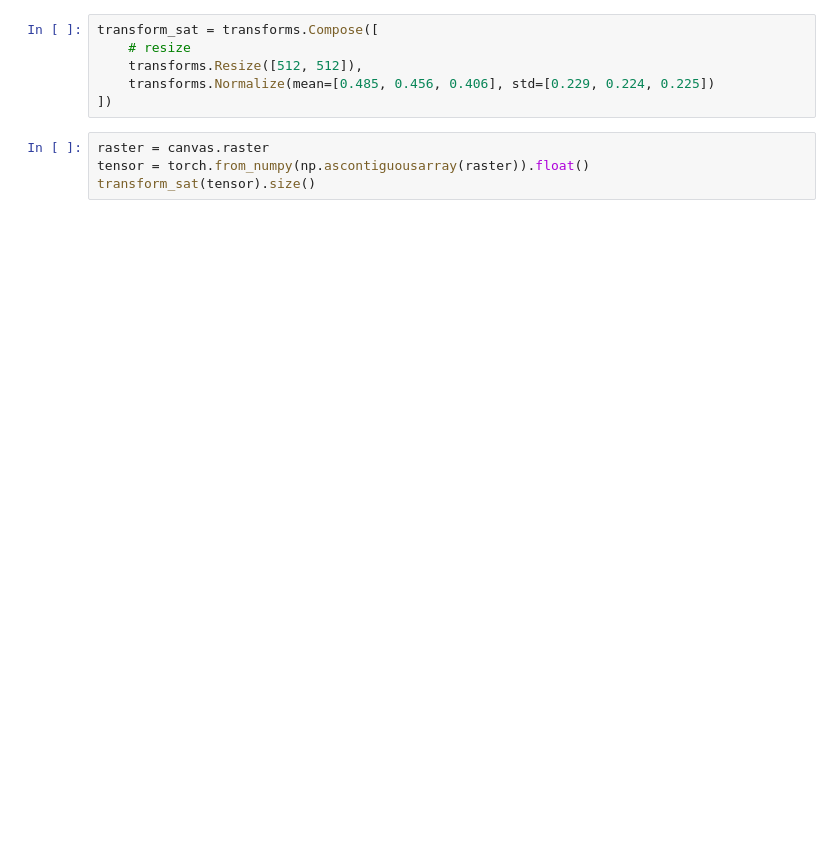
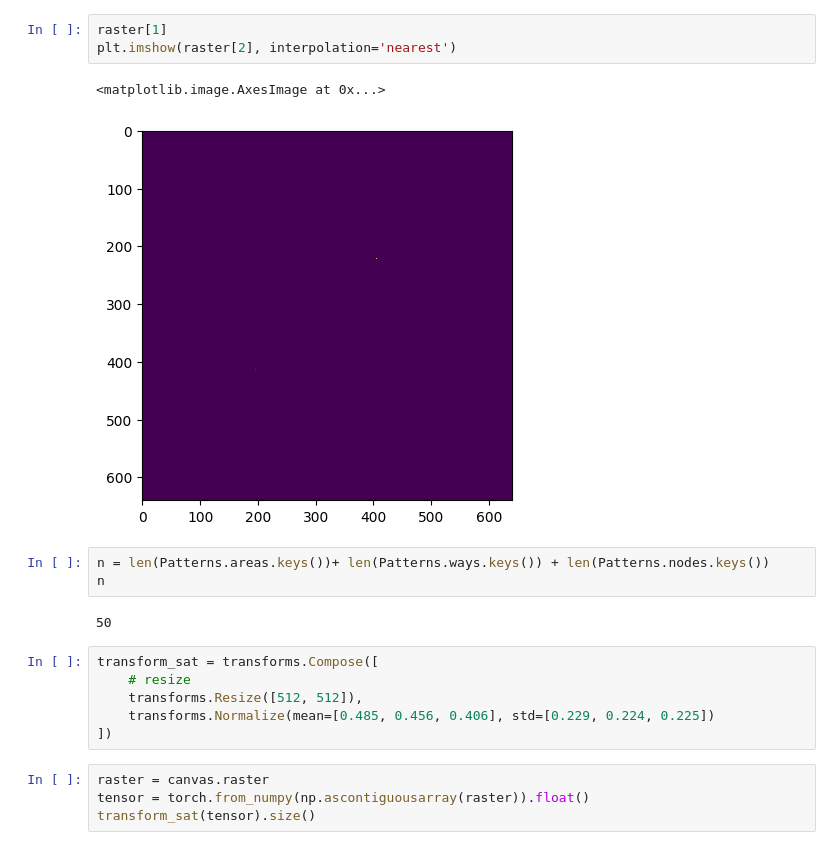
Before and after one commit to lipefree/semester-project-vita, a Jupyter notebook: CCVPE/test_download_osm.ipynb, the cells around one changed output. Saved outputs shown, nothing was run; the diff lists cells and outputs as text; blank space fills up the shorter version.

```diff
--- a/CCVPE/test_download_osm.ipynb
+++ b/CCVPE/test_download_osm.ipynb
@@ -56,3 +53,14 @@ canvas.raster.shape
+# %%
+raster[1]
+plt.imshow(raster[2], interpolation='nearest')
+# %% [output]
+<matplotlib.image.AxesImage at 0x...>
+[figure, added]
+# %%
+n = len(Patterns.areas.keys())+ len(Patterns.ways.keys()) + len(Patterns.nodes.keys())
+n
+# %% [output]
+50
 # %%
 transform_sat = transforms.Compose([
     # resize
```
Also changed, not shown: parts of 21 cells of this notebook, 3 other files.
